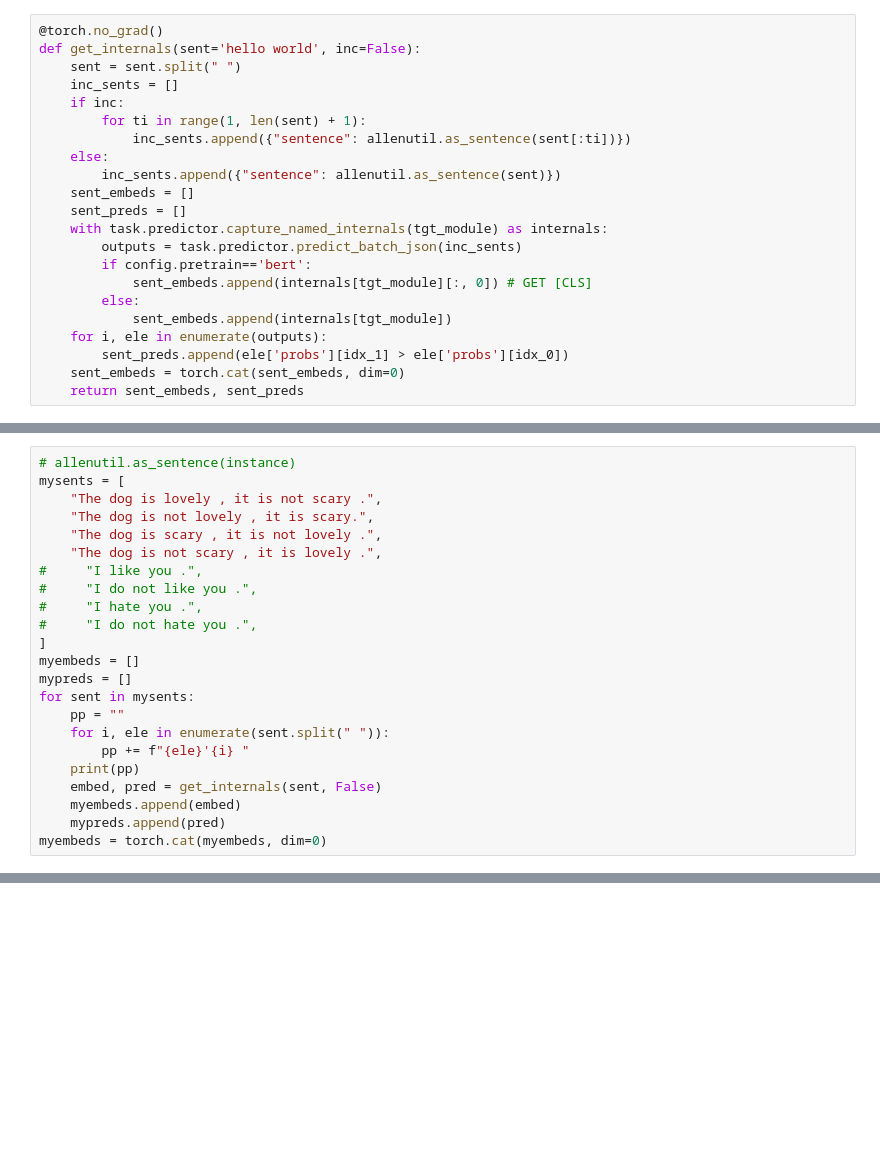
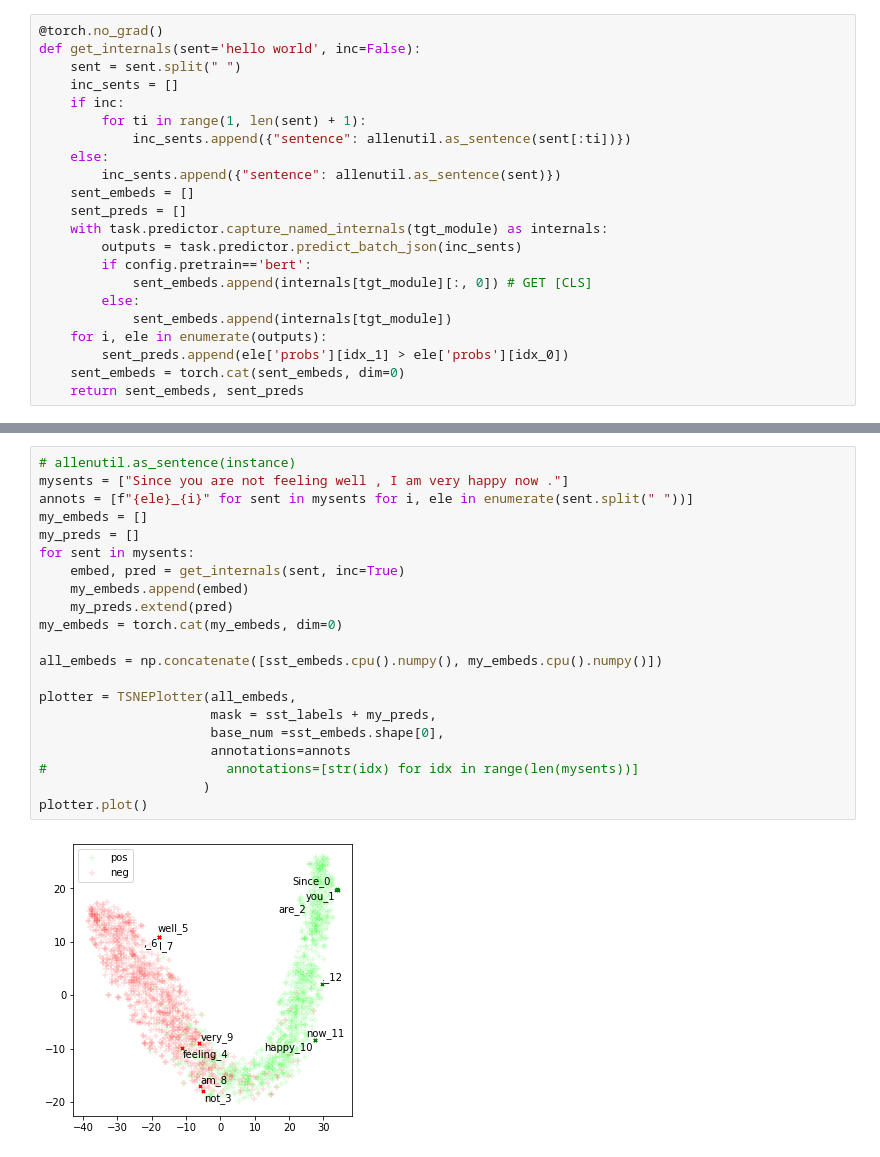
Before and after one commit to dugu9sword/dne, a Jupyter notebook: vis.ipynb, the cells around one changed output, grey strips where cells are left out. Saved outputs shown, nothing was run; the diff lists cells and outputs as text; blank space fills up the shorter version.

```diff
--- a/vis.ipynb
+++ b/vis.ipynb
@@ -222,23 +107,0 @@ sst_preds
-# %%
-# allenutil.as_sentence(instance)
-mysents = [
-    "The dog is lovely , it is not scary .",
-    "The dog is not lovely , it is scary.",
-    "The dog is scary , it is not lovely .",
-    "The dog is not scary , it is lovely .",
-#     "I like you .",
-#     "I do not like you .",
-#     "I hate you .",
-#     "I do not hate you .",
-]
-myembeds = []
-mypreds = []
-for sent in mysents:
-    pp = ""
-    for i, ele in enumerate(sent.split(" ")):
-        pp += f"{ele}'{i} "
-    print(pp)
-    embed, pred = get_internals(sent, False)
-    myembeds.append(embed)
-    mypreds.append(pred)
-myembeds = torch.cat(myembeds, dim=0)
@@ -286,0 +170,23 @@ torch.Size([10, 768])
+# %%
+# allenutil.as_sentence(instance)
+mysents = ["Since you are not feeling well , I am very happy now ."]
+annots = [f"{ele}_{i}" for sent in mysents for i, ele in enumerate(sent.split(" "))]
+my_embeds = []
+my_preds = []
+for sent in mysents:
+    embed, pred = get_internals(sent, inc=True)
+    my_embeds.append(embed)
+    my_preds.extend(pred)
+my_embeds = torch.cat(my_embeds, dim=0)
+
+all_embeds = np.concatenate([sst_embeds.cpu().numpy(), my_embeds.cpu().numpy()])
+
+plotter = TSNEPlotter(all_embeds,
+                      mask = sst_labels + my_preds,
+                      base_num =sst_embeds.shape[0],
+                      annotations=annots
+#                       annotations=[str(idx) for idx in range(len(mysents))]
+                     )
+plotter.plot()
+# %% [output]
+[figure, added]
```
Also changed, not shown: parts of 11 cells of this notebook, 15 other files.
